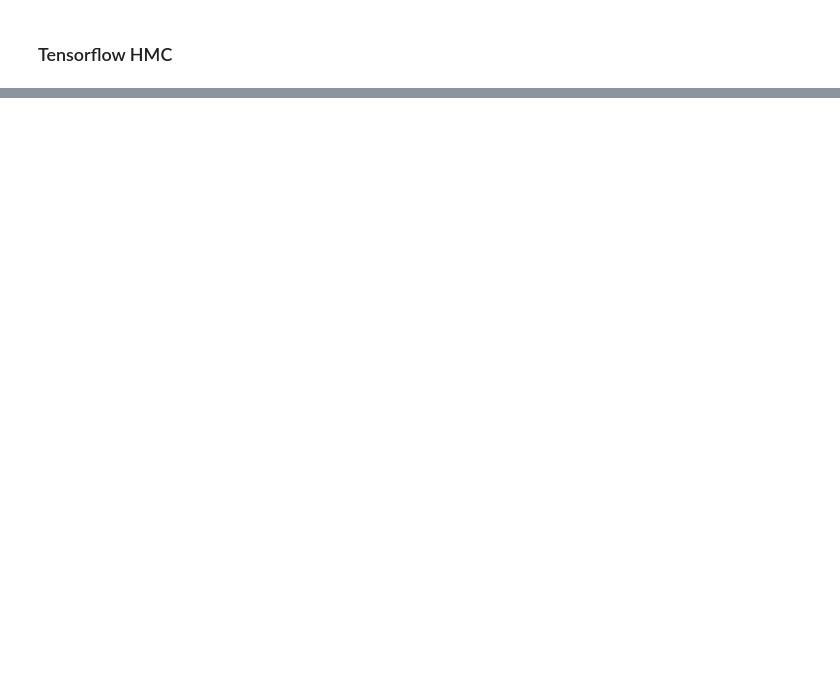
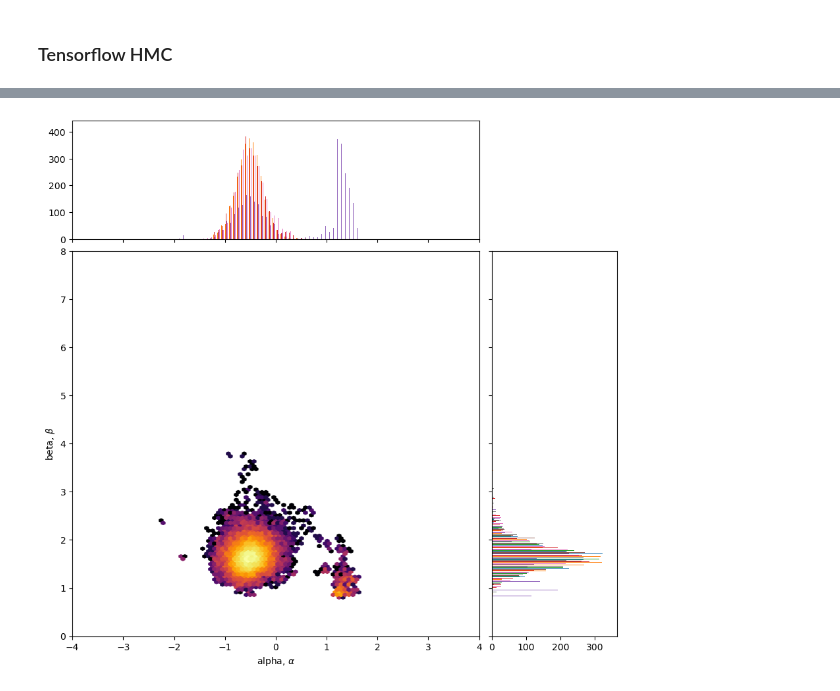
Before and after one commit to MaxTalberg/The-Lighthouse-Problem, a Jupyter notebook: CW.ipynb, the cells around one changed output, grey strips where cells are left out. Saved outputs shown, nothing was run; the diff lists cells and outputs as text; code cells hidden in the pictures; blank space fills up the shorter version.

```diff
--- a/CW.ipynb
+++ b/CW.ipynb
@@ -199,0 +200,7 @@ plt.show()
+# %%
+samples_flat = alpha_flat, beta_flat
+xrange = a, b
+yrange = c, d
+plotv1(samples_flat, xrange, yrange)
+# %% [output]
+[figure, added]
```
Also changed, not shown: parts of 17 cells of this notebook, 1 other file.
